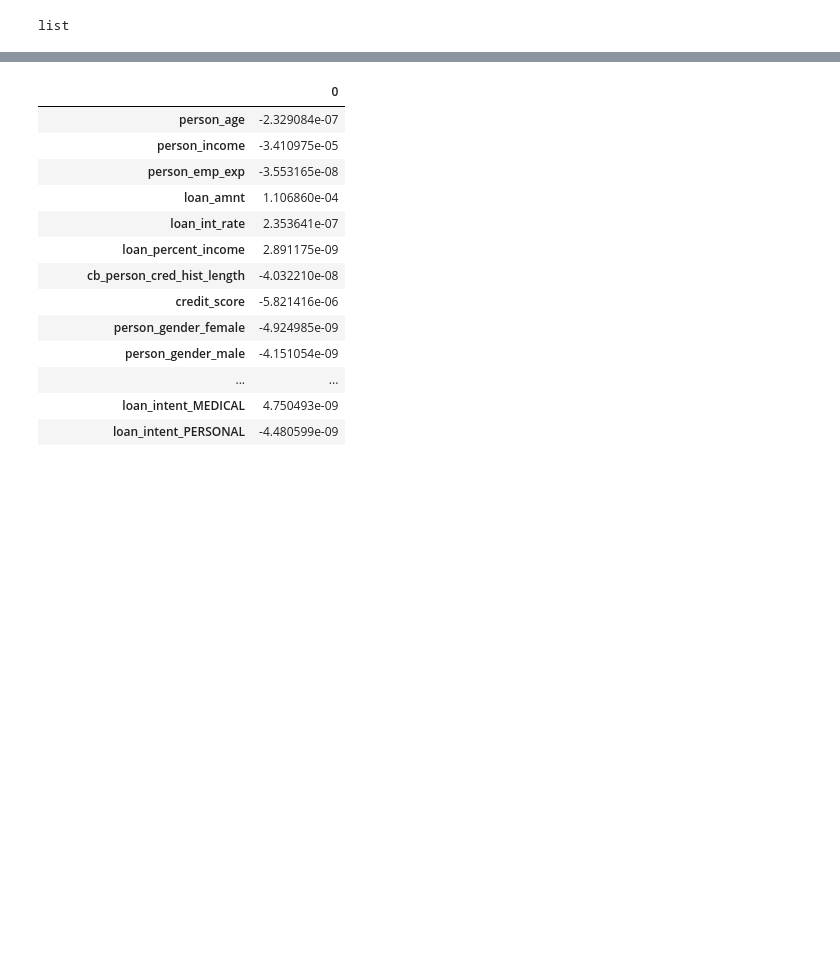
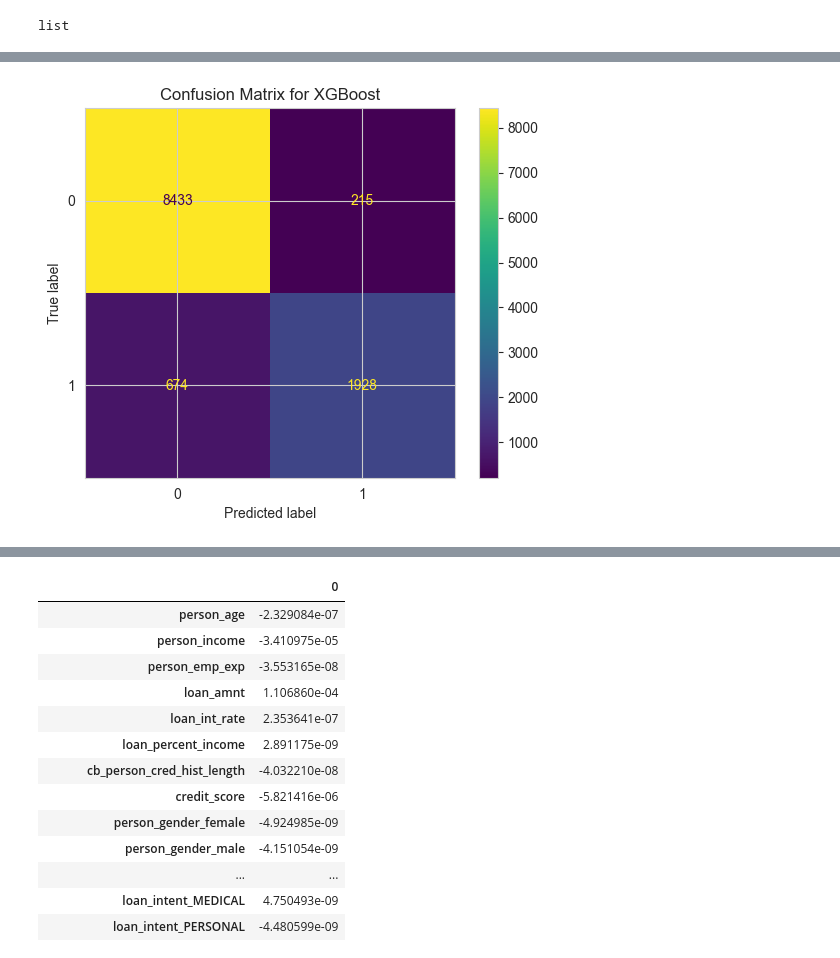
Before and after one commit to always-keep-trying/xgboost_loan_data, a Jupyter notebook: code/analysis_of_models.ipynb, the cells around one changed output, grey strips where cells are left out. Cells and saved outputs as stored; diff of their text form; code cells hidden in the pictures; blank space fills up the shorter version.

```diff
--- a/code/analysis_of_models.ipynb
+++ b/code/analysis_of_models.ipynb
@@ -69,0 +56,4 @@ Index(['person_age', 'person_income', 'person_emp_exp', 'loan_amnt',
+# %%
+M1_prediction = prob_to_boolean(prediction_model1)
+M2_prediction = prob_to_boolean(prediction_model2)
+y_test = M1.test_data[1].iloc[:,0].tolist()
@@ -69,0 +62,9 @@ Index(['person_age', 'person_income', 'person_emp_exp', 'loan_amnt',
+# %%
+cfm_1 = confusion_matrix(y_true=y_test,y_pred=M1_prediction)
+disp_cfm1 = ConfusionMatrixDisplay(confusion_matrix=cfm_1)
+
+disp_cfm1.plot()
+plt.title("Confusion Matrix for XGBoost")
+plt.show()
+# %% [output]
+[figure, added]
```
Also changed, not shown: parts of 10 cells of this notebook.
